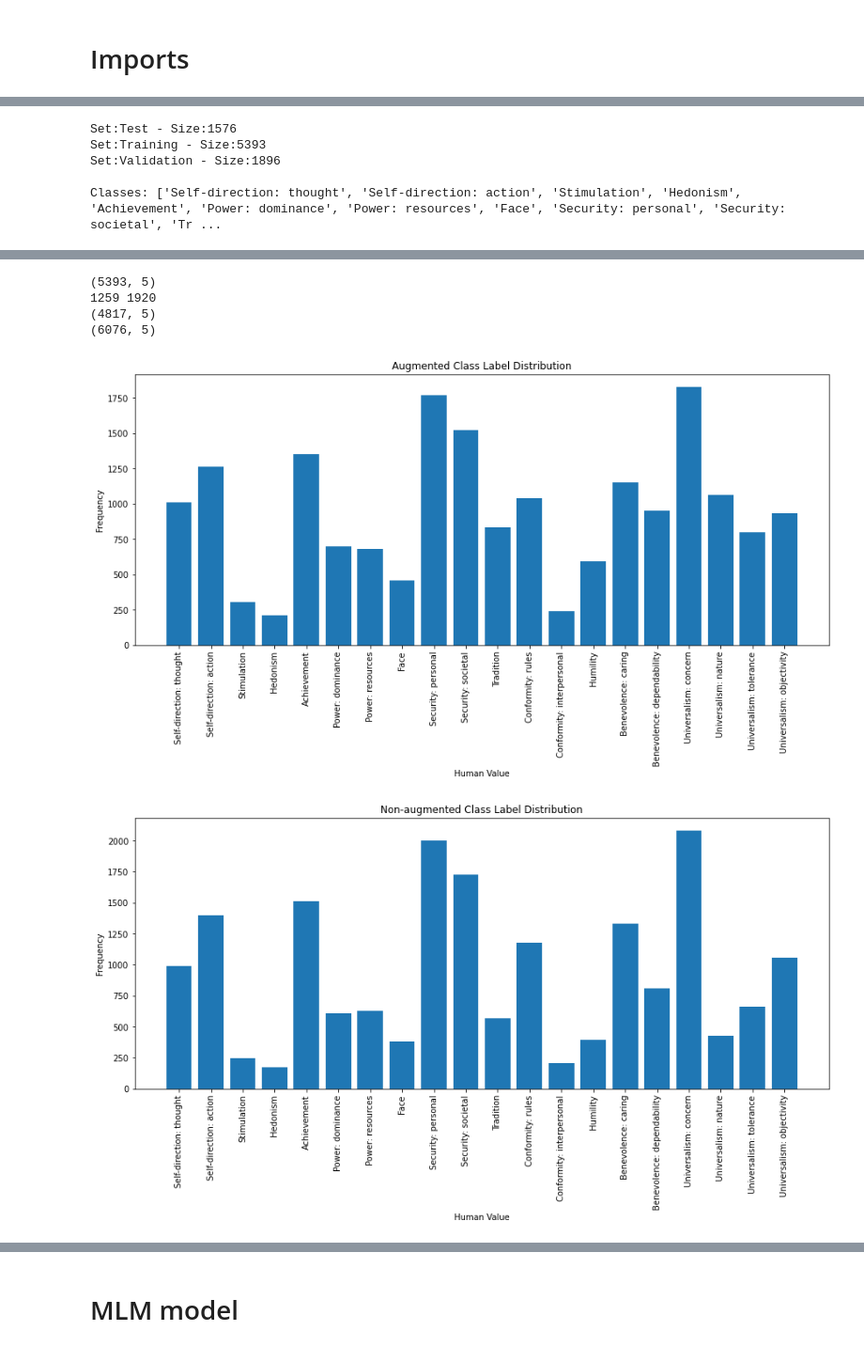
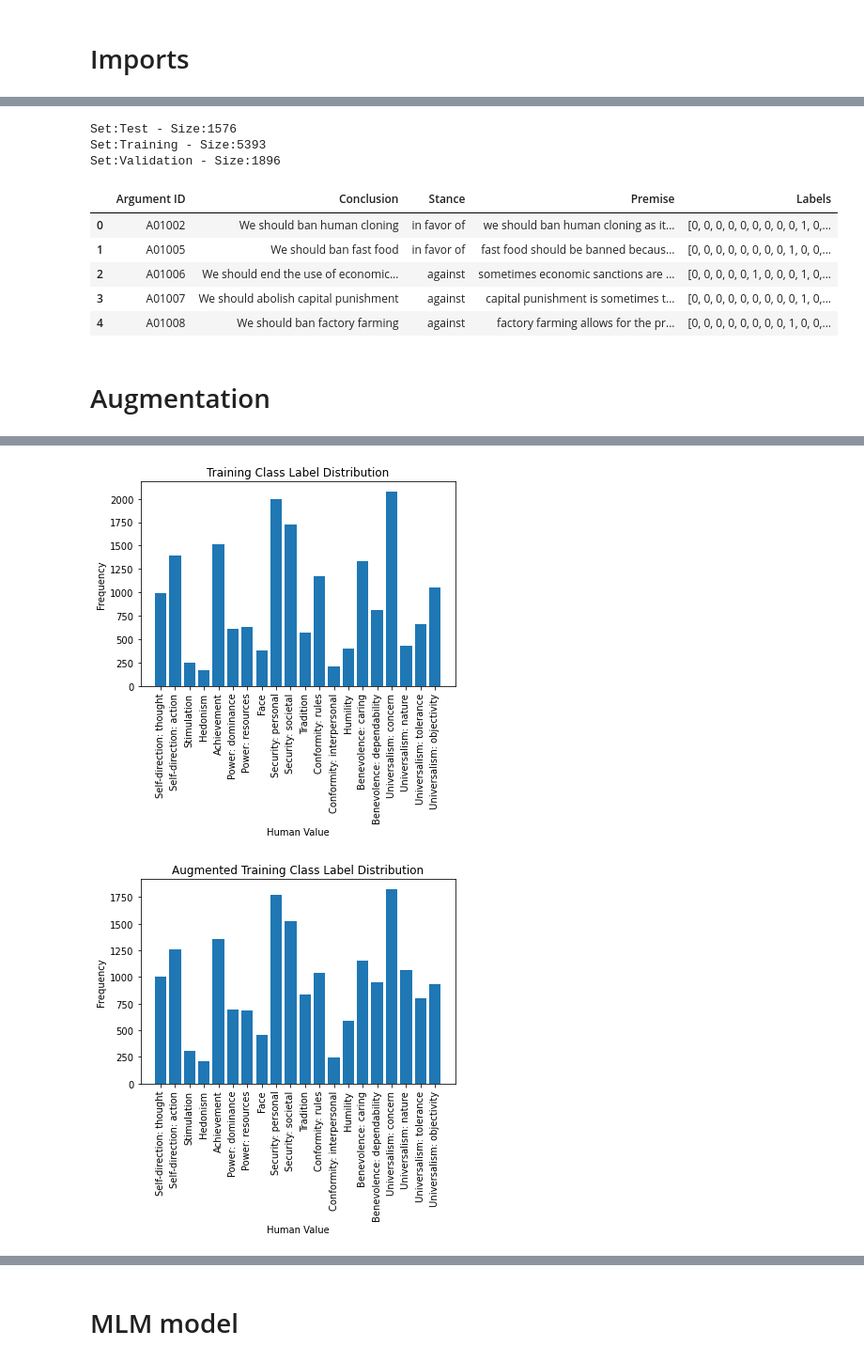
Before and after one commit to Lisa-dk/LTP, a Jupyter notebook: notebook.ipynb, the cells around one changed output, grey strips where cells are left out. Shown at 94% size. Drawn from its saved outputs; the diff is of its cells as text; code cells hidden in the pictures.

```diff
--- a/notebook.ipynb
+++ b/notebook.ipynb
@@ -19,0 +26,7 @@ To enable the following instructions: AVX2 FMA, in other operations, rebuild Ten
+# %%
+nltk.download('stopwords')
+nltk.download('wordnet')
+np.random.seed(42)
+
+def saveplot(title, folder="figures"):
+    plt.savefig(os.path.join(folder, title + ".pdf"), bbox_inches="tight")
@@ -42,21 +63,19 @@ def load_data(path=DATA_PATH):
 
 data, classes = load_data()
 data["training"].head()
-print("\nClasses:", classes)
 # %% [output]
 Set:Test - Size:1576
 Set:Training - Size:5393
 Set:Validation - Size:1896
-
-Classes: ['Self-direction: thought', 'Self-direction: action', 'Stimulation', 'Hedonism', 'Achievement', 'Power: dominance', 'Power: resources', 'Face', 'Security: personal', 'Security: societal', 'Tr ...
+|  | Argument ID | Conclusion | Stance | Premise | Labels |
+| 0 | A01002 | We should ban human cloning | in favor of | we should ban human cloning as it... | [0, 0, 0, 0, 0, 0, 0, 0, 0, 1, 0,... |
+| 1 | A01005 | We should ban fast food | in favor of | fast food should be banned becaus... | [0, 0, 0, 0, 0, 0, 0, 0, 1, 0, 0,... |
+| 2 | A01006 | We should end the use of economic... | against | sometimes economic sanctions are ... | [0, 0, 0, 0, 0, 1, 0, 0, 0, 1, 0,... |
+| 3 | A01007 | We should abolish capital punishment | against | capital punishment is sometimes t... | [0, 0, 0, 0, 0, 0, 0, 0, 0, 1, 0,... |
+| 4 | A01008 | We should ban factory farming | against | factory farming allows for the pr... | [0, 0, 0, 0, 0, 0, 0, 0, 1, 0, 0,... |
+# %% [markdown]
+# Augmentation
 # %%
-from itertools import chain
-from collections import Counter
-import random
-import nltk
-nltk.download('stopwords')
-nltk.download('wordnet')
-
 def fix_class_imbalance(data, eda=False):
     russian_aug = np.load(os.path.join(DATA_PATH, 'train_aug', 'back_trans_ru_augm.npy'))
     german_aug = np.load(os.path.join(DATA_PATH, 'train_aug', 'back_trans_de_augm.npy'))
@@ -67,15 +86,12 @@ def fix_class_imbalance(data, eda=False):
     max_classes = np.where(data_counts >= mean_freq)[0]
 
     data["training_aug"] = data["training"].copy()
-    print(data["training_aug"].shape)
-
 
     rows_to_remove = []
     rows_to_add = []
 
     for row_idx, row_labels in enumerate(data["training"]['Labels']):
-        # if np.sum(np.asarray(row_labels)) == 1:
-        #     class_idx = np.where(row_labels==1)
+
         if not np.intersect1d( np.where(row_labels==1), max_classes).any():
             premise = data["training"].iloc[row_idx]["Premise"]
             if premise.lower() != russian_aug[row_idx].lower():
@@ -102,34 +118,35 @@ def fix_class_imbalance(data, eda=False):
         elif not np.intersect1d( np.where(row_labels==1), min_classes).any():
             rows_to_remove.append(row_idx)
 
-    print(len(rows_to_add), len(rows_to_remove))
     rows_to_remove = random.sample(rows_to_remove, int(len(rows_to_remove)*0.3))
     data["training_aug"] = data["training_aug"].drop(data["training_aug"].index[rows_to_remove])
-    print(data["training_aug"].shape)
 
     data["training_aug"] = pd.concat([pd.DataFrame(rows_to_add), data["training_aug"]]).reset_index(drop=True)
 
 
 fix_class_imbalance(data, eda=True)
-print(data["training_aug"].shape)
+print("Training size:", data["training"].shape)
+print("Training augmented size:", data["training_aug"].shape)
+
+plt.rcParams["figure.figsize"] = (15,6)
+plt.rcParams.update({'font.size': 12})
+
+data_counts_new = data["training"]['Labels'].sum(axis=0)
+plt.bar(classes, data_counts_new)
+plt.xlabel("Human Value")
+plt.xticks(rotation='vertical')
+plt.ylabel("Frequency")
+plt.title("Training Class Label Distribution")
+plt.show()
 
 data_counts_new = data["training_aug"]['Labels'].sum(axis=0)
 plt.bar(classes, data_counts_new)
 plt.xlabel("Human Value")
 plt.xticks(rotation='vertical')
 plt.ylabel("Frequency")
-plt.title("Augmented Class Label Distribution")
+plt.title("Augmented Training Class Label Distribution")
 plt.show()
 
-data_counts_new = data["training"]['Labels'].sum(axis=0)
-plt.bar(classes, data_counts_new)
-plt.xlabel("Human Value")
-plt.xticks(rotation='vertical')
-plt.ylabel("Frequency")
-plt.title("Non-augmented Class Label Distribution")
-plt.show()
-
-plt.rcParams.update({'font.size': 20})
 all_data = pd.concat([data["training"], data["test"], data["validation"]])
 data_counts_new = all_data['Labels'].sum(axis=0)
 plt.bar(classes, data_counts_new)
@@ -137,7 +154,6 @@ plt.xlabel("Human Value")
 plt.xticks(rotation='vertical')
 plt.ylabel("Frequency")
 plt.title("Class Label Distribution for entire Dataset (Train, Test, Validation)")
-plt.savefig("class_dist_all_data.pdf", bbox_inches="tight")
+saveplot("class_dist_all_data")
 plt.show()
-plt.rcParams.update({'font.size': 10}) # back to default
 # %% [output]
@@ -149,6 +162,2 @@ plt.rcParams.update({'font.size': 10}) # back to default
-(5393, 5)
-1259 1920
-(4817, 5)
-(6076, 5)
-[figure, old version]
+[figure, new version]
-[figure, old version]
+[figure, new version]
```
Also changed, not shown: parts of 23 cells of this notebook, 14 other files.
